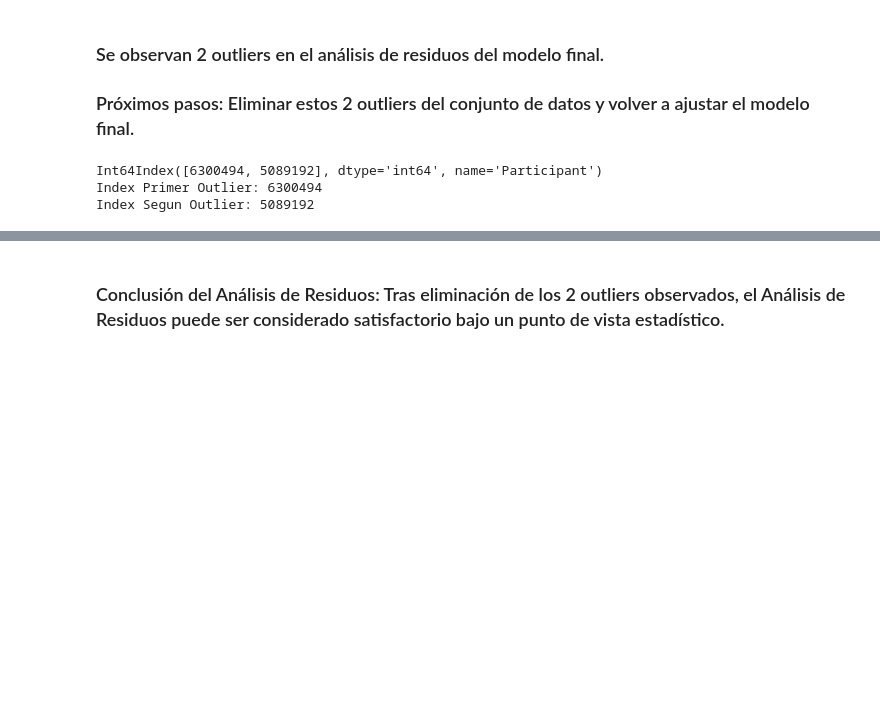
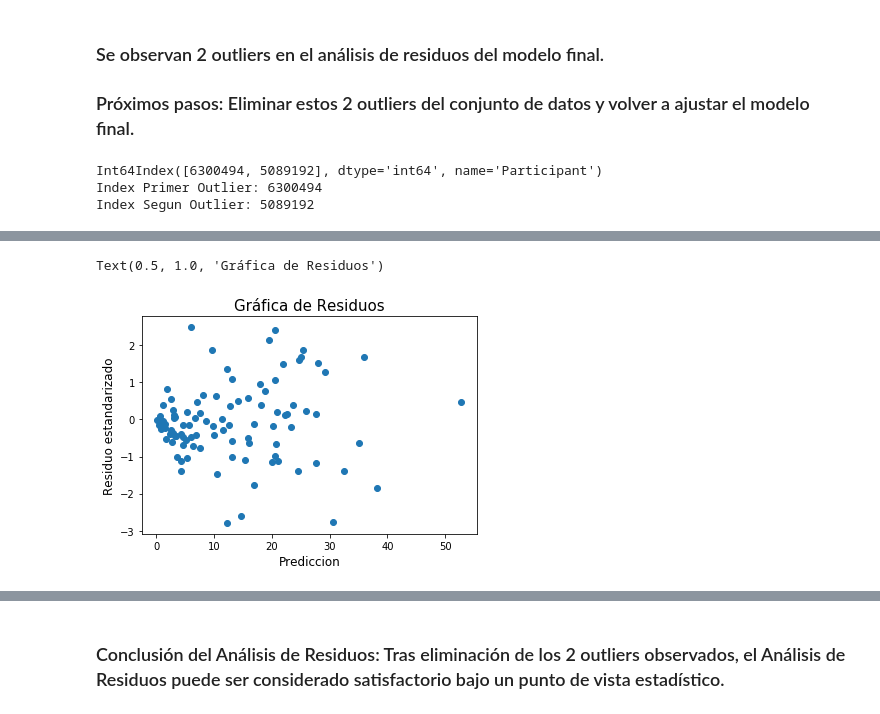
Before and after one commit to serNAVARRO7/AISaturdays-depresion-rrss, a Jupyter notebook: scripts/RegresionWithFunctions.ipynb, the cells around one changed output, grey strips where cells are left out. Saved outputs shown, nothing was run; the diff lists cells and outputs as text; code cells hidden in the pictures; blank space fills up the shorter version.

```diff
--- a/scripts/RegresionWithFunctions.ipynb
+++ b/scripts/RegresionWithFunctions.ipynb
@@ -449 +365,9 @@ Text(0.5, 1.0, 'Gráfica de Residuos')
+# %%
+plt.scatter(data_list_medias_sinoutlier[3].predict(), data_list_medias_sinoutlier[2])
+plt.xlabel('Prediccion', fontsize=12)
+plt.ylabel('Residuo estandarizado', fontsize=12)
+plt.title('Gráfica de Residuos', fontsize=15)
+# %% [output]
+Text(0.5, 1.0, 'Gráfica de Residuos')
+[figure, added]
 # %%
```
Also changed, not shown: parts of 19 cells of this notebook.
